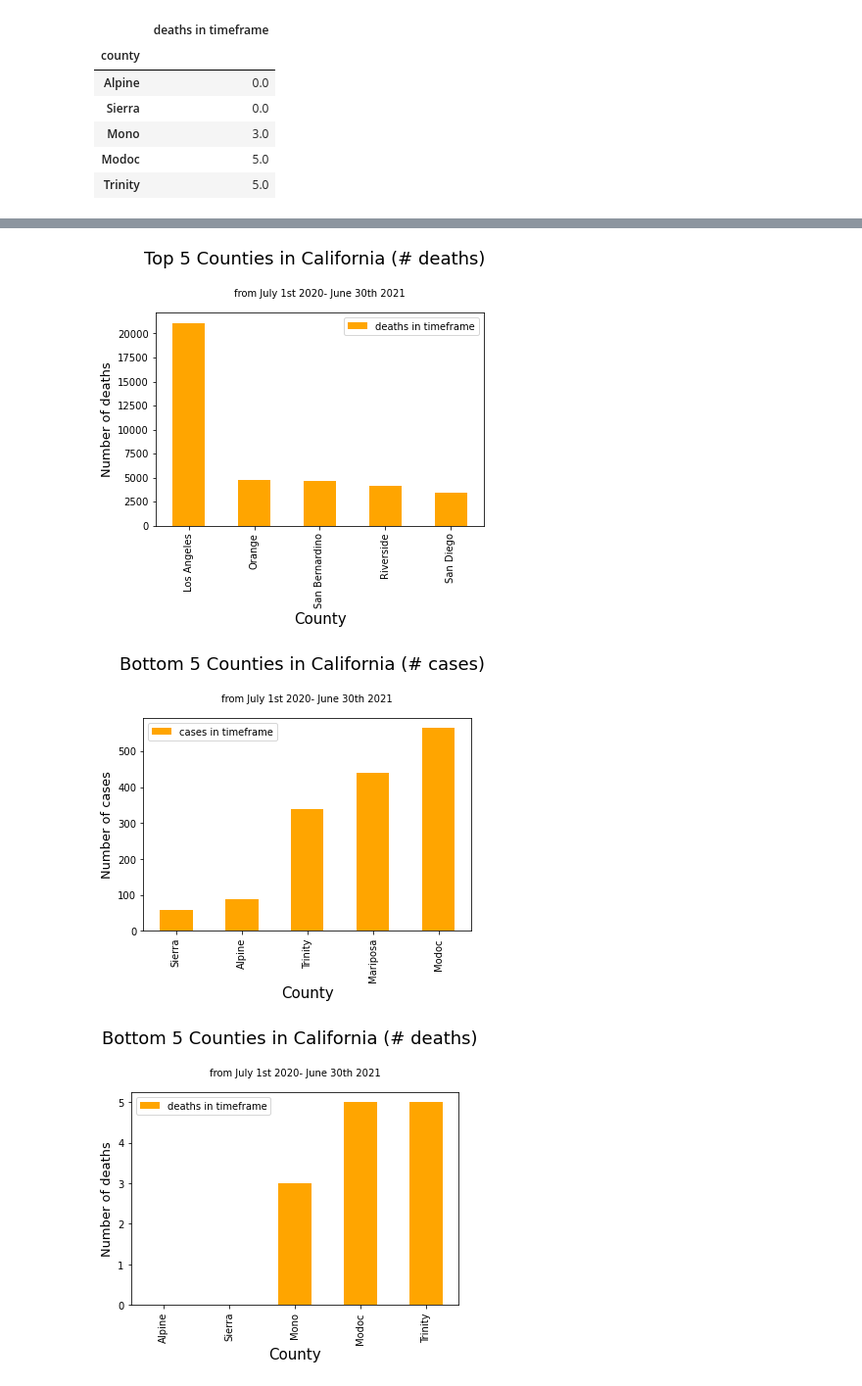
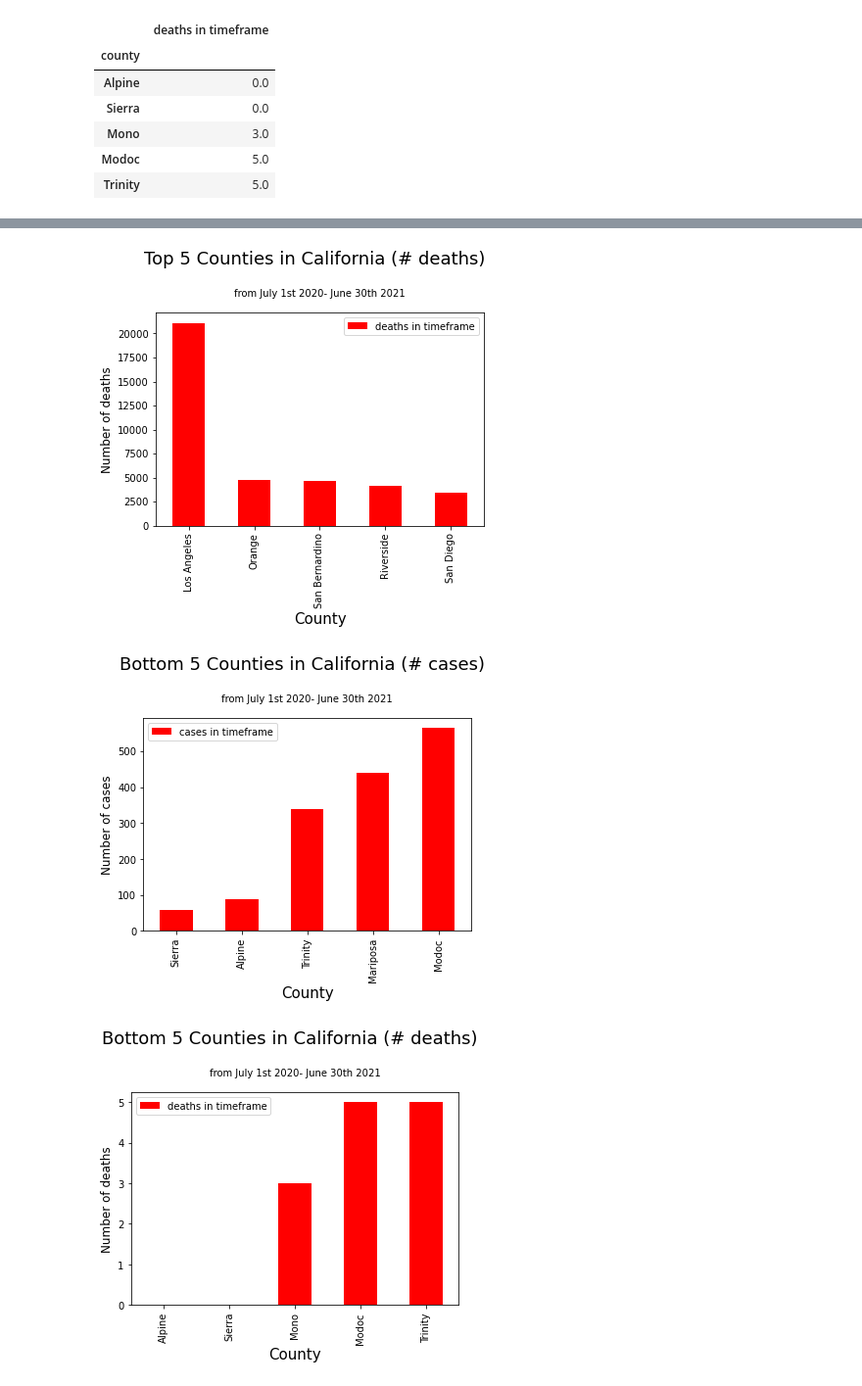
Before and after one commit to KellyStave/Project-1-, a Jupyter notebook: project_1_covid_top_bottom_counties.ipynb, the cells around one changed output, grey strips where cells are left out. Shown at 98% size. Saved outputs shown, nothing was run; the diff lists cells and outputs as text; code cells hidden in the pictures.

```diff
--- a/project_1_covid_top_bottom_counties.ipynb
+++ b/project_1_covid_top_bottom_counties.ipynb
@@ -95,7 +136,7 @@ bottom_counties_cases
 # %%
 # Finding the bottom 5 countries according to number of deaths
 bottom_counties_deaths = end.nsmallest(5, 'deaths in timeframe')
-bottom_counties_deaths = bottom_counties_deaths.drop(columns=['date', 'state','cases','deaths','cases in timeframe'])
+bottom_counties_deaths = bottom_counties_deaths.drop(columns=['date', 'state','cases','deaths','cases in timeframe','population','area', 'density'])
 bottom_counties_deaths
 # %% [output]
 |  | deaths in timeframe |
@@ -118,30 +159,30 @@ plt.savefig("./Images/top_counties_cases.png")
 # %%
 # Graphing Top 5 Counties in California according to number of deaths in choosen period
-plot = top_counties_deaths.plot(kind = 'bar', color= 'orange')
+plot = top_counties_deaths.plot(kind = 'bar', color= 'red')
 plot.set_xlabel("County",fontsize = 15)
-plot.set_ylabel("Number of deaths",x=3, fontsize=13)
+plot.set_ylabel("Number of deaths",x=3, fontsize=12)
 plt.suptitle("Top 5 Counties in California (# deaths)",y=1.1, fontsize=18)
 plt.title("from July 1st 2020- June 30th 2021", y=1.05, fontsize=10)
 plt.savefig("./Images/top_counties_deaths.png")
 # %% [output]
-[figure, old version]
+[figure, new version]
 # %%
 # Graphing Bottom 5 Counties in California according to number of cases in choosen period
-plot = bottom_counties_cases.plot(kind = 'bar', color="orange")
+plot = bottom_counties_cases.plot(kind = 'bar', color="red")
 plot.set_xlabel("County", fontsize=15)
-plot.set_ylabel("Number of cases", x=3, fontsize = 13)
+plot.set_ylabel("Number of cases", x=3, fontsize = 12)
 plt.suptitle("Bottom 5 Counties in California (# cases)", y = 1.1, fontsize = 18)
 plt.title("from July 1st 2020- June 30th 2021", y=1.05, fontsize=10)
 plt.savefig("./Images/bottom_counties_cases.png")
 # %% [output]
-[figure, old version]
+[figure, new version]
 # %%
 # Graphing Bottom 5 Counties in California according to number of deaths in choosen period
-plot = bottom_counties_deaths.plot(kind = 'bar', color = 'orange')
+plot = bottom_counties_deaths.plot(kind = 'bar', color = 'red')
 plot.set_xlabel("County", fontsize = 15)
-plot.set_ylabel("Number of deaths", x=3, fontsize = 13)
+plot.set_ylabel("Number of deaths", x=3, fontsize = 12)
 plt.suptitle("Bottom 5 Counties in California (# deaths)", y = 1.1, fontsize = 18)
 plt.title("from July 1st 2020- June 30th 2021", y=1.05, fontsize=10)
 plt.savefig("./Images/bottom_counties_deaths.png")
 # %% [output]
-[figure, old version]
+[figure, new version]
```
Also changed, not shown: parts of 19 cells of this notebook.
